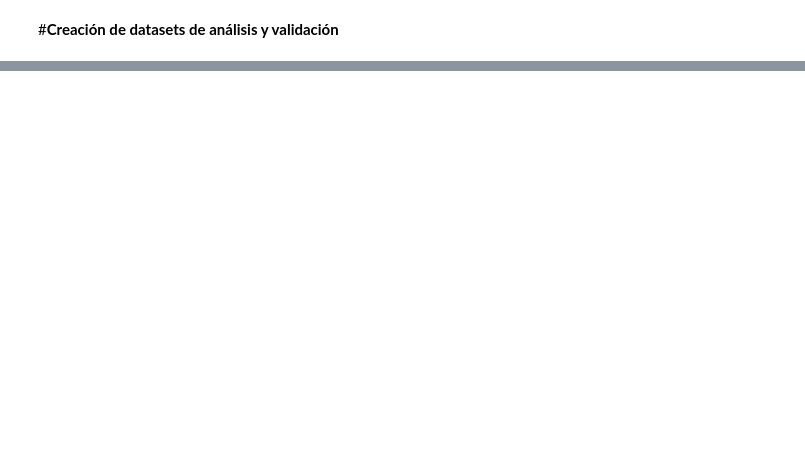
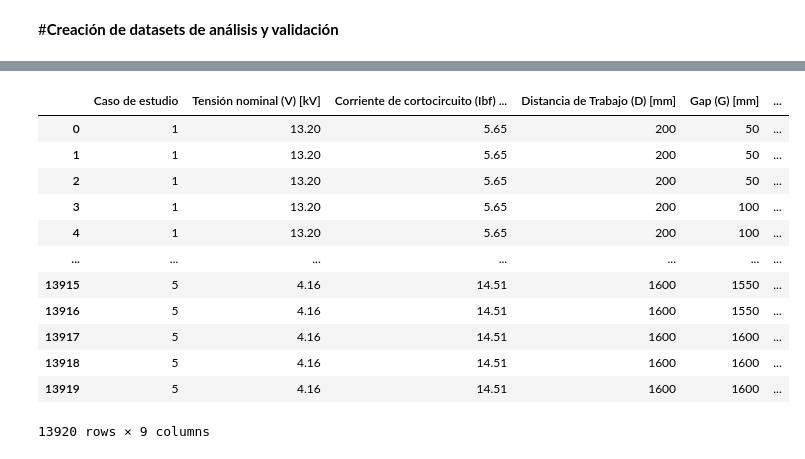
Before and after one commit to alvillegasru/15_kV_Arc_Flash, a Jupyter notebook: Cuadernos/Creacion_Datasets.ipynb, the cells around one changed output, grey strips where cells are left out. Cells and saved outputs as stored; diff of their text form; code cells hidden in the pictures; blank space fills up the shorter version.

```diff
--- a/Cuadernos/Creacion_Datasets.ipynb
+++ b/Cuadernos/Creacion_Datasets.ipynb
@@ -118,13 +125,29 @@ def tipo_falla(i_type, z0, z1, z2, v, zf):
 #Los cálculos de Cenc se realizan de manera independiente. En caso de querer validar los resultados se deben efectuar dichos cálculos de forma autónoma considerando los coeficientes de reflectividad de Wilkins a y k de sus fuentes correspondientes.
 
 #Ubicación de los datasets
-file_path_analisis = "15_kV_Arc_Flash/Archivos/Datos de entrada/Data_Creacion_Datasets/dataset_ieee_analisis.xlsx"
+file_path_analisis = "15_kV_Arc_Flash/Archivos/Datos_de_entrada/Data_Creacion_Datasets/dataset_ieee_analisis.xlsx"
 
-file_path_validacion = "15_kV_Arc_Flash/Archivos/Datos de entrada/Data_Creacion_Datasets/dataset_ieee_validacion.xlsx"
+file_path_validacion = "15_kV_Arc_Flash/Archivos/Datos_de_entrada/Data_Creacion_Datasets/dataset_ieee_validacion.xlsx"
 
 #Lectura de datasets
 dataset_analisis = pd.read_excel(file_path_analisis)
 dataset_validacion = pd.read_excel(file_path_validacion)
+# %%
+dataset_validacion
+# %% [output]
+|  | Caso de estudio | Tensión nominal (V) [kV] | Corriente de cortocircuito (Ibf) ... | Distancia de Trabajo (D) [mm] | Gap (G) [mm] | ... |
+| 0 | 1 | 13.20 | 5.65 | 200 | 50 | ... |
+| 1 | 1 | 13.20 | 5.65 | 200 | 50 | ... |
+| 2 | 1 | 13.20 | 5.65 | 200 | 50 | ... |
+| 3 | 1 | 13.20 | 5.65 | 200 | 100 | ... |
+| 4 | 1 | 13.20 | 5.65 | 200 | 100 | ... |
+| ... | ... | ... | ... | ... | ... | ... |
+| 13915 | 5 | 4.16 | 14.51 | 1600 | 1550 | ... |
+| 13916 | 5 | 4.16 | 14.51 | 1600 | 1550 | ... |
+| 13917 | 5 | 4.16 | 14.51 | 1600 | 1600 | ... |
+| 13918 | 5 | 4.16 | 14.51 | 1600 | 1600 | ... |
+| 13919 | 5 | 4.16 | 14.51 | 1600 | 1600 | ... |
+13920 rows × 9 columns
 # %%
 #@title Metodología EPRI
 #Consideraciones:
```
Also changed, not shown: parts of 6 cells of this notebook.
